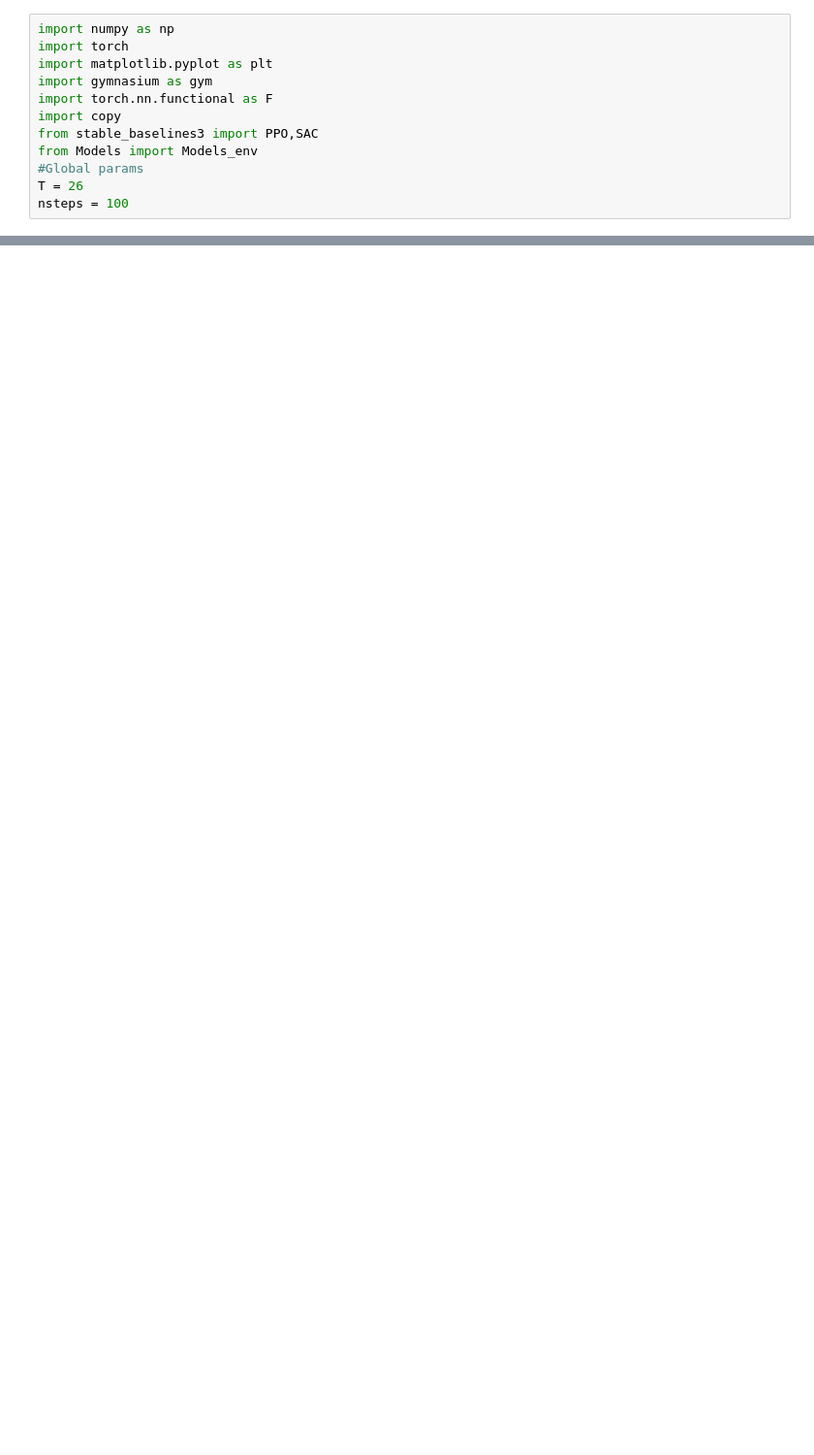
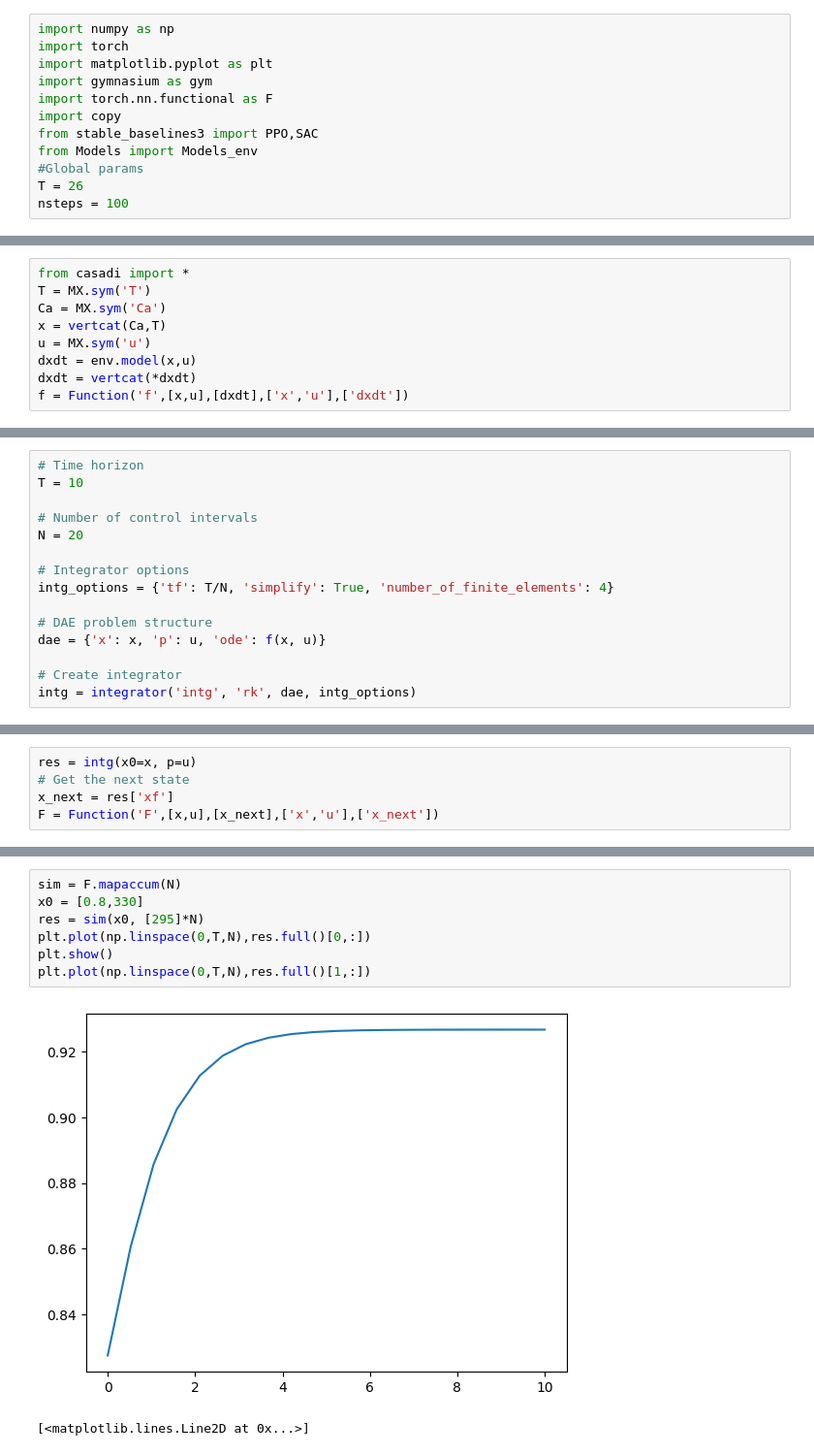
Before and after one commit to MaximilianB2/pc-gym, a Jupyter notebook: pc-gym/oracle_test.ipynb, the cells around one changed output, grey strips where cells are left out. Shown at 97% size. Drawn from its saved outputs; the diff is of its cells as text; blank space fills up the shorter version.

```diff
--- a/pc-gym/oracle_test.ipynb
+++ b/pc-gym/oracle_test.ipynb
@@ -82,0 +64,9 @@ Failed to create nlp_grad_f:[x, p]->[f, grad:f:x] with {}:
+# %%
+from casadi import *
+T = MX.sym('T')
+Ca = MX.sym('Ca')
+x = vertcat(Ca,T)
+u = MX.sym('u')
+dxdt = env.model(x,u)
+dxdt = vertcat(*dxdt)
+f = Function('f',[x,u],[dxdt],['x','u'],['dxdt'])
@@ -82,0 +75,15 @@ Failed to create nlp_grad_f:[x, p]->[f, grad:f:x] with {}:
+# %%
+# Time horizon
+T = 10
+
+# Number of control intervals
+N = 20
+
+# Integrator options
+intg_options = {'tf': T/N, 'simplify': True, 'number_of_finite_elements': 4}
+
+# DAE problem structure
+dae = {'x': x, 'p': u, 'ode': f(x, u)}
+
+# Create integrator
+intg = integrator('intg', 'rk', dae, intg_options)
@@ -82,0 +97,5 @@ Failed to create nlp_grad_f:[x, p]->[f, grad:f:x] with {}:
+# %%
+res = intg(x0=x, p=u)
+# Get the next state
+x_next = res['xf']
+F = Function('F',[x,u],[x_next],['x','u'],['x_next'])
@@ -82,0 +106,10 @@ Failed to create nlp_grad_f:[x, p]->[f, grad:f:x] with {}:
+# %%
+sim = F.mapaccum(N)
+x0 = [0.8,330]
+res = sim(x0, [295]*N)
+plt.plot(np.linspace(0,T,N),res.full()[0,:])
+plt.show()
+plt.plot(np.linspace(0,T,N),res.full()[1,:])
+# %% [output]
+[figure, added]
+[<matplotlib.lines.Line2D at 0x...>]
```
Also changed, not shown: parts of 21 cells of this notebook, 2 other files.
